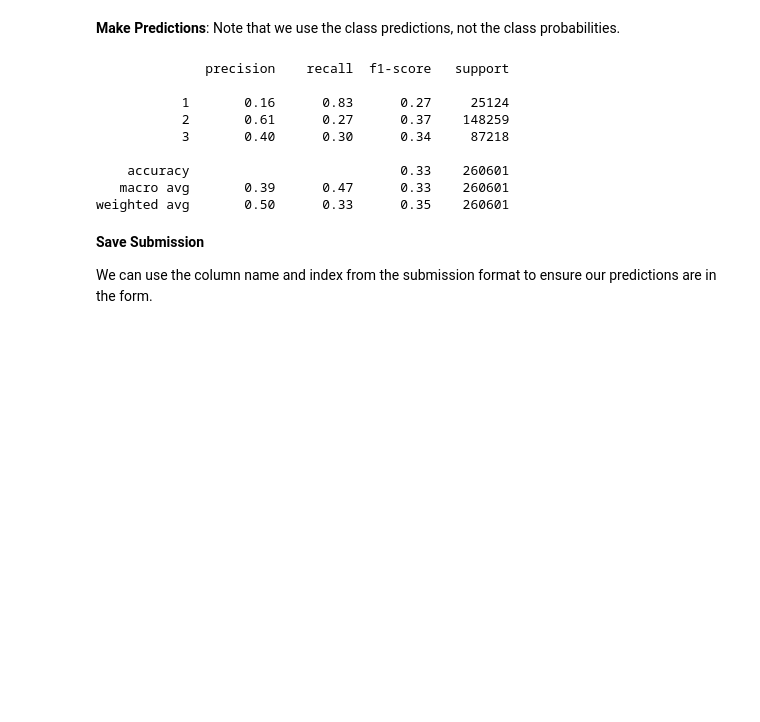
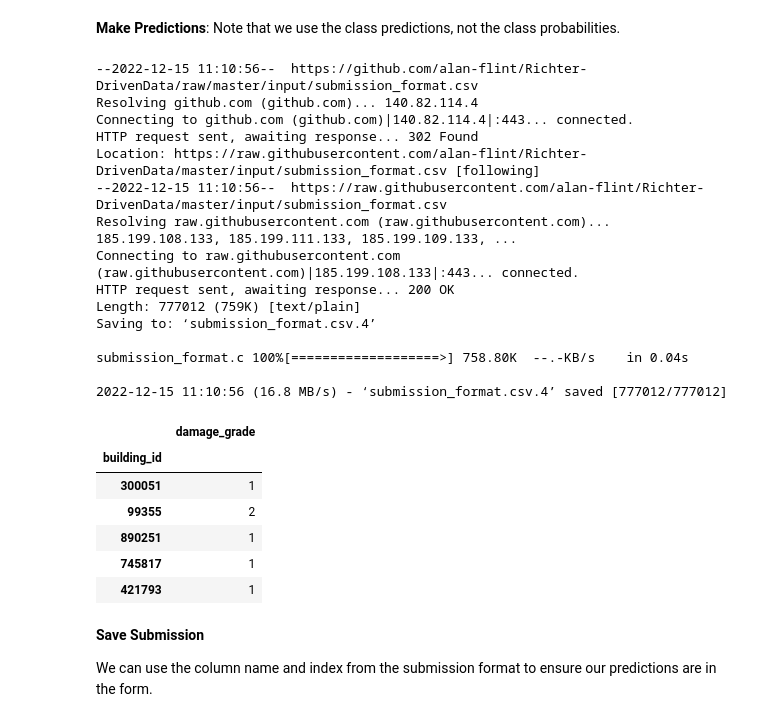
Before and after one commit to JavierVillarAsensio/Supervised_Learning-MachineLearningTechniques, a Jupyter notebook: Richter_Prediction.ipynb, the cells around one changed output. Drawn from its saved outputs; the diff is of its cells as text; code cells hidden in the pictures; blank space fills up the shorter version.

```diff
--- a/Richter_Prediction.ipynb
+++ b/Richter_Prediction.ipynb
@@ -248,14 +272,33 @@ test_values.csv     100%[===================>]   7.45M  --.-KB/s    in 0.09s
 **Make Predictions**: Note that we use the class predictions, not the class probabilities.
 # %%
 predictions = model.predict(test_values_subset)
-print(classification_report(df_train_labels.damage_grade, predictions, labels=model.classes_))
-# %% [output]
-              precision    recall  f1-score   support
-
-           1       0.16      0.83      0.27     25124
-           2       0.61      0.27      0.37    148259
-           3       0.40      0.30      0.34     87218
-
-    accuracy                           0.33    260601
-   macro avg       0.39      0.47      0.33    260601
-weighted avg       0.50      0.33      0.35    260601
+# %%
+!wget https://github.com/alan-flint/Richter-DrivenData/raw/master/input/submission_format.csv
+submission_format = pd.read_csv('submission_format.csv', index_col='building_id')
+my_submission = pd.DataFrame(data=predictions,
+                             columns=submission_format.columns,
+                             index=submission_format.index)
+my_submission.head()
+# %% [output]
+--2022-12-15 11:10:56--  https://github.com/alan-flint/Richter-DrivenData/raw/master/input/submission_format.csv
+Resolving github.com (github.com)... 140.82.114.4
+Connecting to github.com (github.com)|140.82.114.4|:443... connected.
+HTTP request sent, awaiting response... 302 Found
+Location: https://raw.githubusercontent.com/alan-flint/Richter-DrivenData/master/input/submission_format.csv [following]
+--2022-12-15 11:10:56--  https://raw.githubusercontent.com/alan-flint/Richter-DrivenData/master/input/submission_format.csv
+Resolving raw.githubusercontent.com (raw.githubusercontent.com)... 185.199.108.133, 185.199.111.133, 185.199.109.133, ...
+Connecting to raw.githubusercontent.com (raw.githubusercontent.com)|185.199.108.133|:443... connected.
+HTTP request sent, awaiting response... 200 OK
+Length: 777012 (759K) [text/plain]
+Saving to: ‘submission_format.csv.4’
+
+submission_format.c 100%[===================>] 758.80K  --.-KB/s    in 0.04s
+
+2022-12-15 11:10:56 (16.8 MB/s) - ‘submission_format.csv.4’ saved [777012/777012]
+|  | damage_grade |
+| building_id |  |
+| 300051 | 1 |
+| 99355 | 2 |
+| 890251 | 1 |
+| 745817 | 1 |
+| 421793 | 1 |
```
Also changed, not shown: parts of 8 cells of this notebook.
